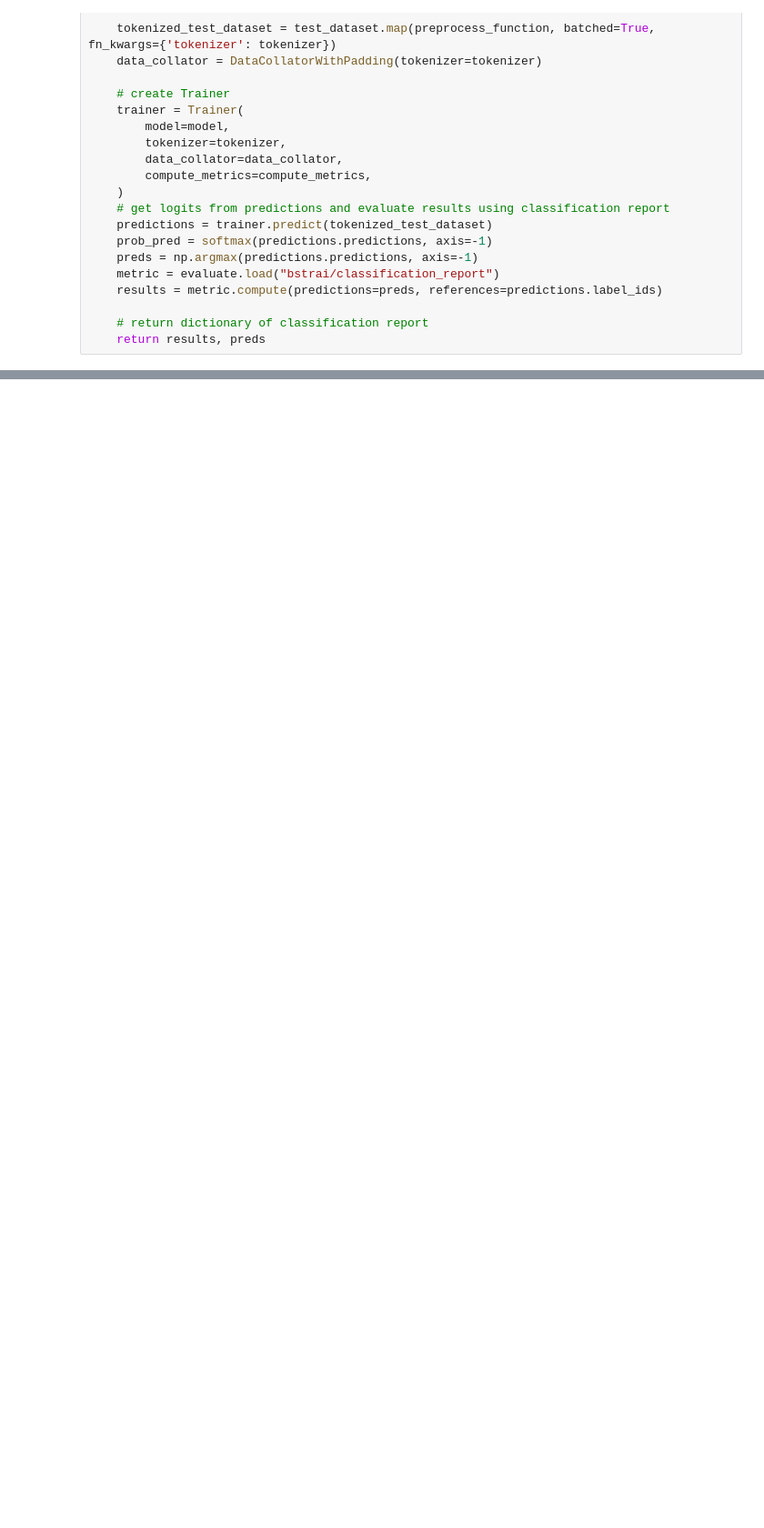
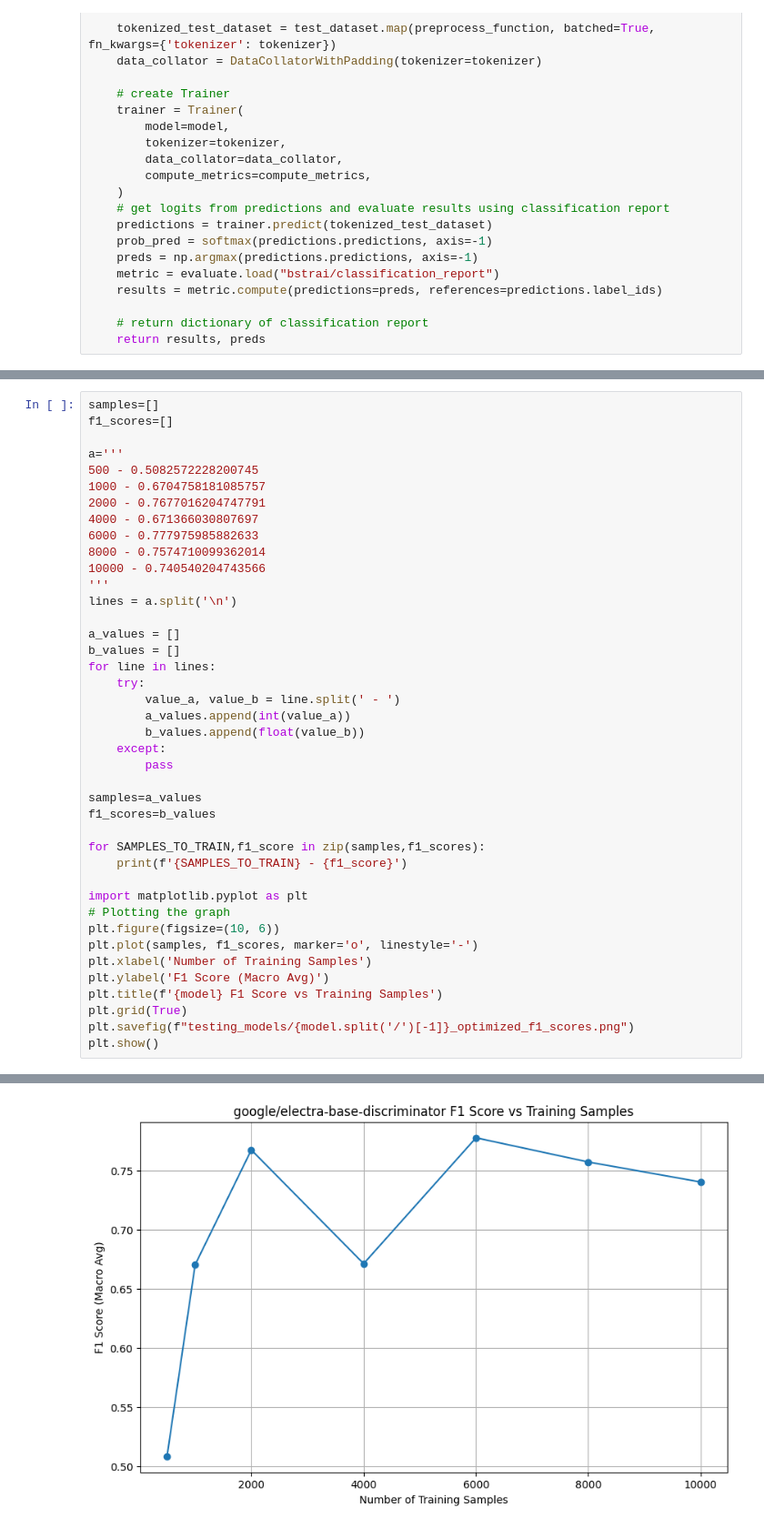
Before and after one commit to albrp97/Multidomain--Multimodal-and-Multilingual-Machine-Generated-Text-Detection, a Jupyter notebook: SubtaskA 2.0/07 training sample optimization.ipynb, the cells around one changed output, grey strips where cells are left out. Shown at 91% size. Saved outputs shown, nothing was run; the diff lists cells and outputs as text; blank space fills up the shorter version.

```diff
--- a/SubtaskA 2.0/07 training sample optimization.ipynb
+++ b/SubtaskA 2.0/07 training sample optimization.ipynb
@@ -247,0 +242,42 @@ You should probably TRAIN this model on a down-stream task to be able to use it
+# %%
+samples=[]
+f1_scores=[]
+
+a='''
+500 - 0.5082572228200745
+1000 - 0.6704758181085757
+2000 - 0.7677016204747791
+4000 - 0.671366030807697
+6000 - 0.777975985882633
+8000 - 0.7574710099362014
+10000 - 0.740540204743566
+'''
+lines = a.split('\n')
+
+a_values = []
+b_values = []
+for line in lines:
+    try:
+        value_a, value_b = line.split(' - ')
+        a_values.append(int(value_a))
+        b_values.append(float(value_b))
+    except:
+        pass
+
+samples=a_values
+f1_scores=b_values
+
+for SAMPLES_TO_TRAIN,f1_score in zip(samples,f1_scores):
+    print(f'{SAMPLES_TO_TRAIN} - {f1_score}')
+
+import matplotlib.pyplot as plt
+# Plotting the graph
+plt.figure(figsize=(10, 6))
+plt.plot(samples, f1_scores, marker='o', linestyle='-')
+plt.xlabel('Number of Training Samples')
+plt.ylabel('F1 Score (Macro Avg)')
+plt.title(f'{model} F1 Score vs Training Samples')
+plt.grid(True)
+plt.savefig(f"testing_models/{model.split('/')[-1]}_optimized_f1_scores.png")
+plt.show()
+# %% [output]
@@ -247,0 +291 @@ You should probably TRAIN this model on a down-stream task to be able to use it
+[figure, added]
```
Also changed, not shown: parts of 2 cells of this notebook, 4 other files.
